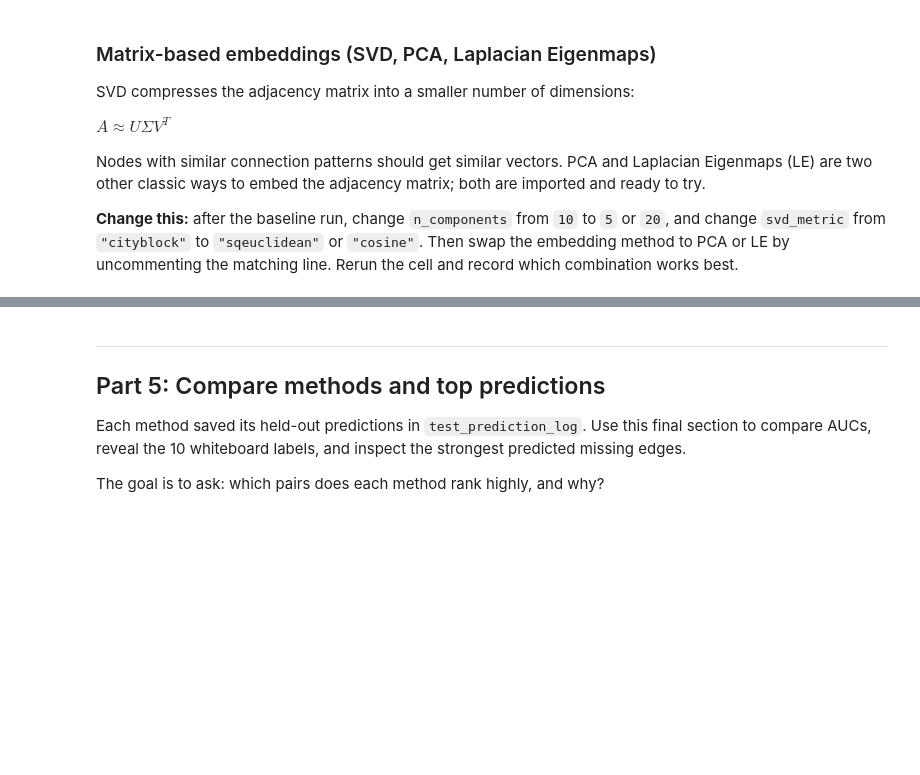
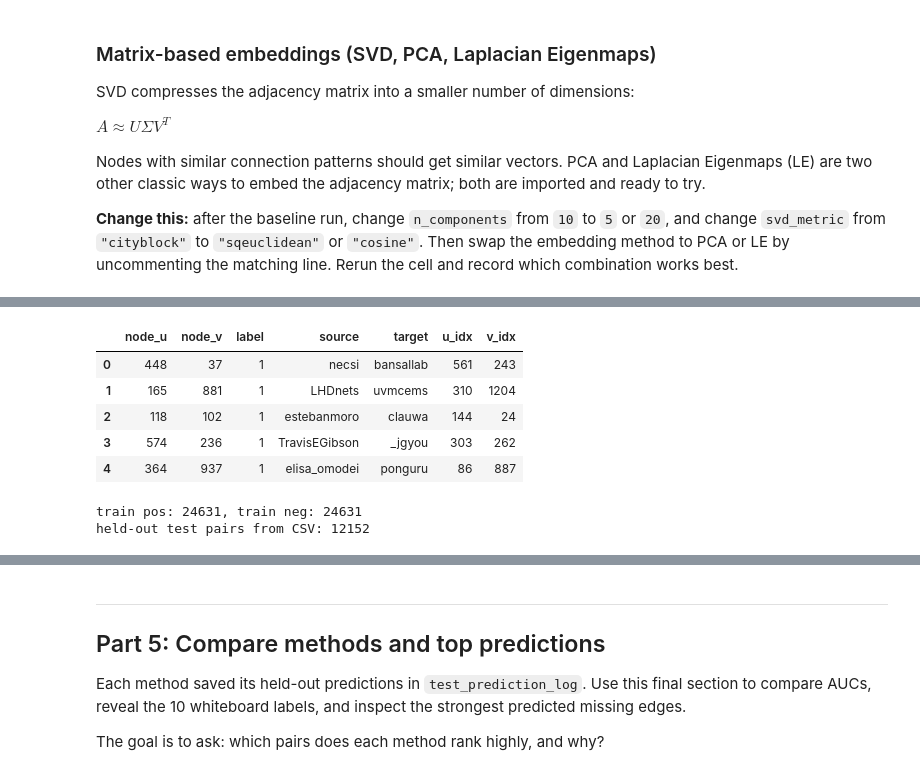
Before and after one commit to sekulovskin/NetworkScience, a Jupyter notebook: Practicals/day3/day3b_link_prediction.ipynb, the cells around one changed output, grey strips where cells are left out. Cells and saved outputs as stored; diff of their text form; code cells hidden in the pictures; blank space fills up the shorter version.

```diff
--- a/Practicals/day3/day3b_link_prediction.ipynb
+++ b/Practicals/day3/day3b_link_prediction.ipynb
@@ -582,29 +671,40 @@ print("edge_index shape:", tuple(edge_index.shape))
 # %%
 # Use the held-out CSV pairs as the test set.
 test_pairs_with_idx = df_test.merge(
     df_pairs[["node_u", "node_v", "u_idx", "v_idx"]],
     on=["node_u", "node_v"],
     how="inner",
     validate="1:1",
 )
 assert len(test_pairs_with_idx) == len(df_test), "Some held-out pairs are missing from df_pairs."
+
+display(test_pairs_with_idx.head())
 
 test_edge = torch.tensor(
     test_pairs_with_idx[["u_idx", "v_idx"]].to_numpy(dtype=int).T,
     dtype=torch.long,
 )
 test_label = torch.tensor(test_pairs_with_idx["label"].to_numpy(dtype=float), dtype=torch.float)
 
 # Sample training negatives: non-edges that are not part of the held-out test set.
 candidates = df_pairs.query("edge == 0 and not in_test")
 train_negative_pairs = candidates.sample(n=train_pos_edge.shape[1], random_state=1546)
 train_neg_edge = torch.tensor(
     train_negative_pairs[["u_idx", "v_idx"]].to_numpy(dtype=int).T,
     dtype=torch.long,
 )
 
 print(f"train pos: {train_pos_edge.shape[1]}, train neg: {train_neg_edge.shape[1]}")
 print(f"held-out test pairs from CSV: {test_edge.shape[1]}")
+# %% [output]
+|  | node_u | node_v | label | source | target | u_idx | v_idx |
+| 0 | 448 | 37 | 1 | necsi | bansallab | 561 | 243 |
+| 1 | 165 | 881 | 1 | LHDnets | uvmcems | 310 | 1204 |
+| 2 | 118 | 102 | 1 | estebanmoro | clauwa | 144 | 24 |
+| 3 | 574 | 236 | 1 | TravisEGibson | _jgyou | 303 | 262 |
+| 4 | 364 | 937 | 1 | elisa_omodei | ponguru | 86 | 887 |
+train pos: 24631, train neg: 24631
+held-out test pairs from CSV: 12152
 # %%
 # GraphSAGE encoder + dot-product edge scorer.
 class GraphSAGE(nn.Module):
```
Also changed, not shown: parts of 31 cells of this notebook.
